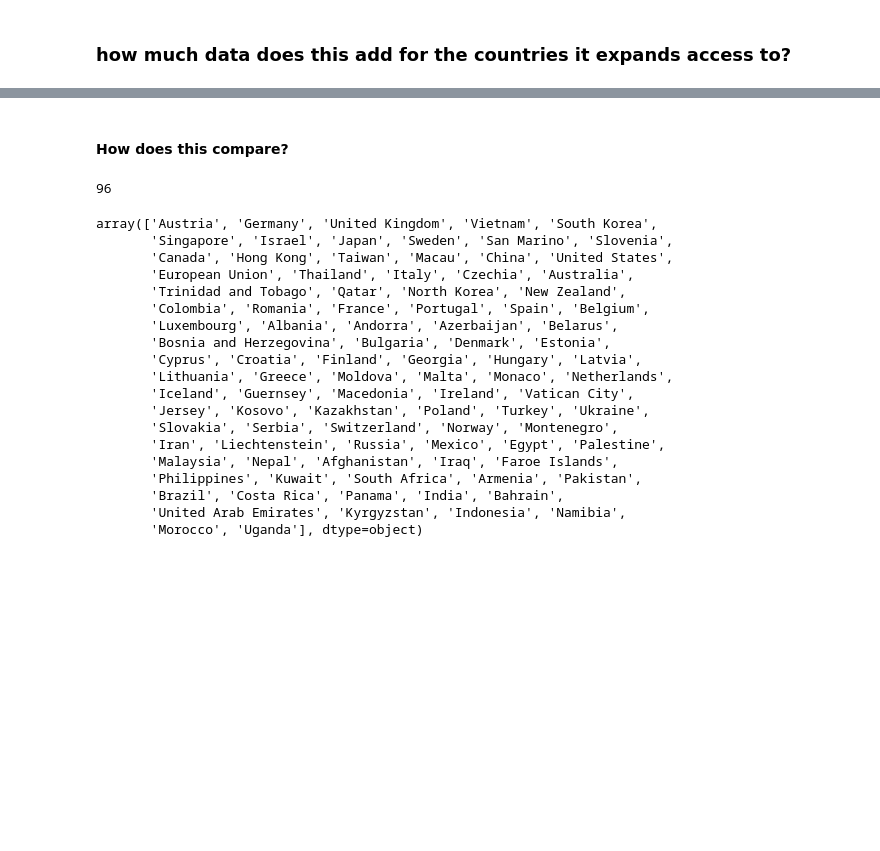
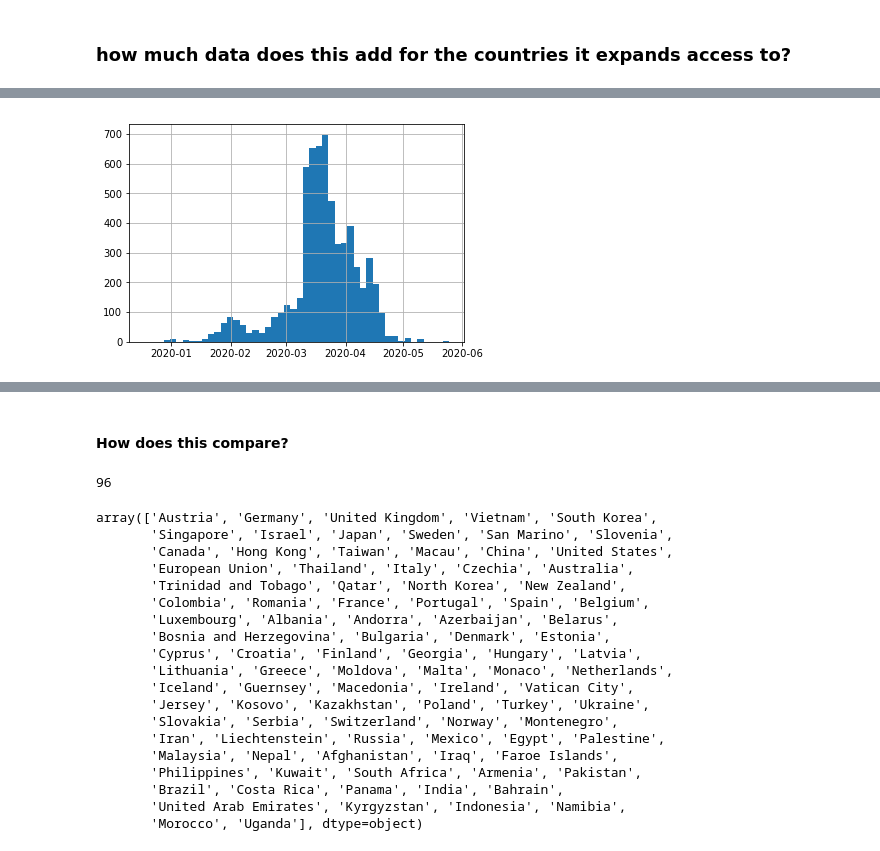
Before and after one commit to bjsmith/containment, a Jupyter notebook: source conversion.ipynb, the cells around one changed output, grey strips where cells are left out. Cells and saved outputs as stored; diff of their text form; code cells hidden in the pictures; blank space fills up the shorter version.

```diff
--- a/source conversion.ipynb
+++ b/source conversion.ipynb
@@ -916,3 +955,9 @@ len(regions_acaps)
+# %%
+import matplotlib.pyplot as plt
+combined_ds['Date Start'].hist(bins=48)
+plt.show()
+# %% [output]
+[figure, added]
 # %%
 #exclude economics
 useful_ef_from_acaps = ef_from_acaps_unique.loc[ef_from_acaps_unique.Keywords!='economic stimulus',:]
```
Also changed, not shown: parts of 41 cells of this notebook, 1 other file.
